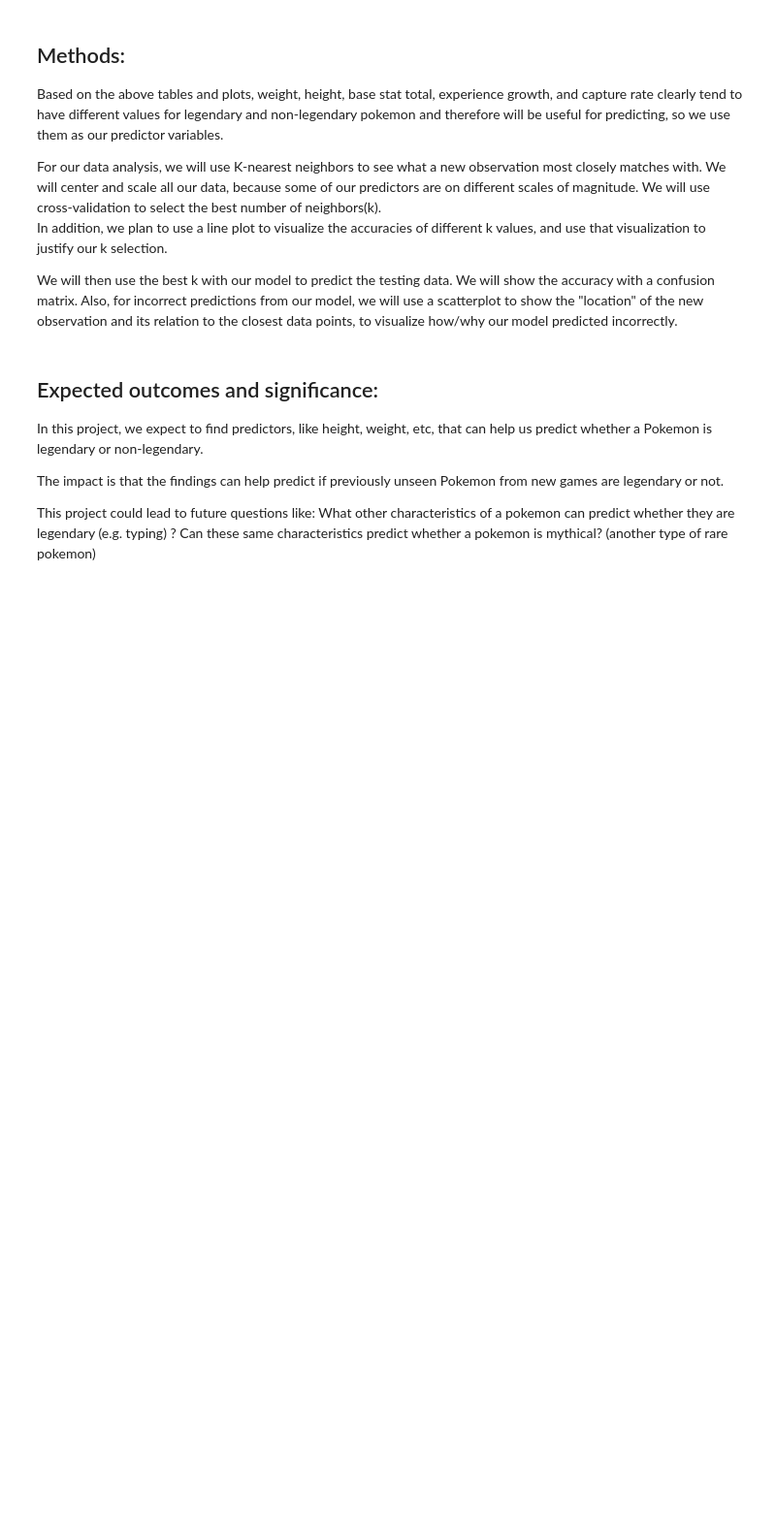
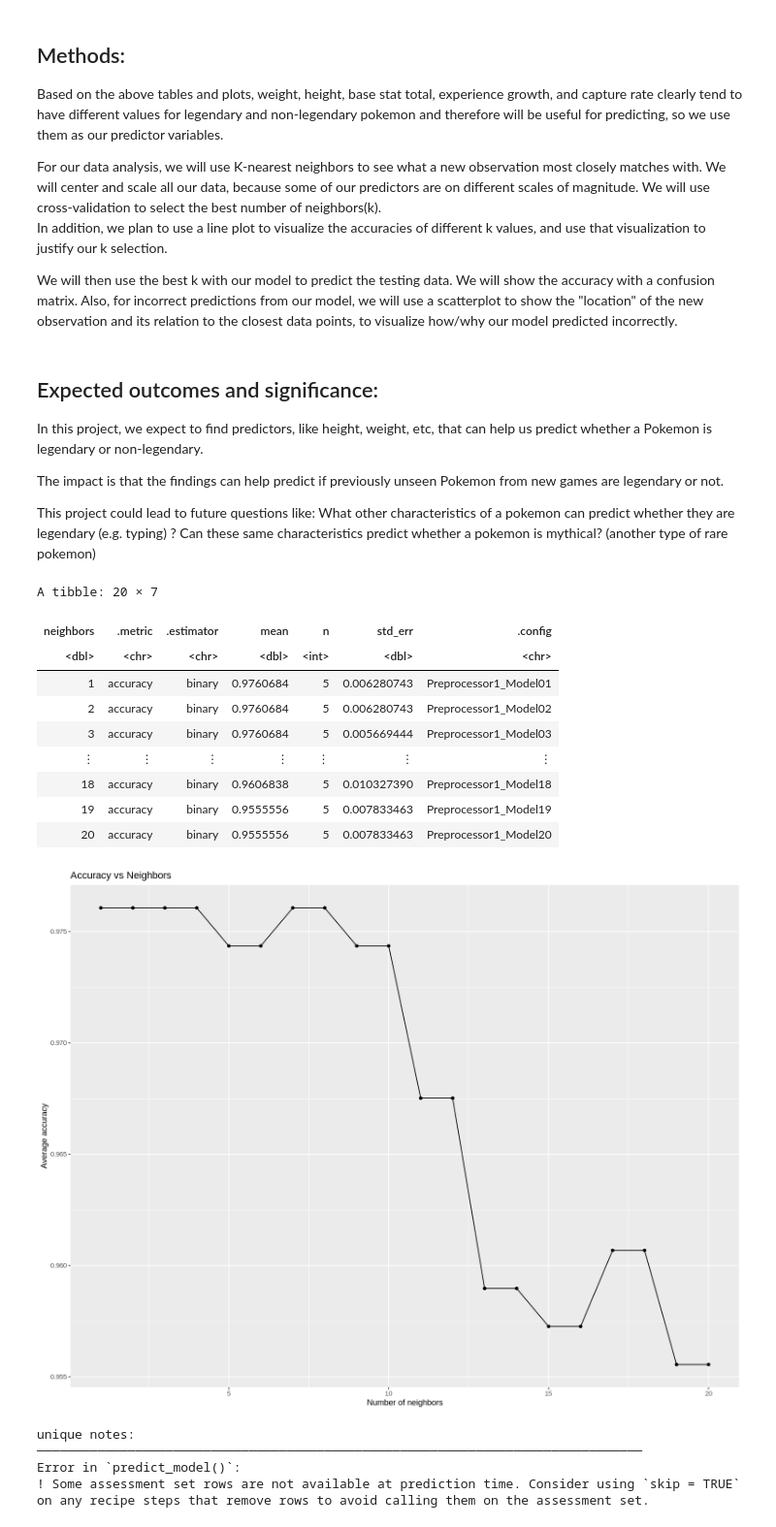
Before and after one commit to JerryMa0716/dsci-100-2023s1-group-17, a Jupyter notebook: report.ipynb, the cells around one changed output. Shown at 97% size. Cells and saved outputs as stored; diff of their text form; code cells hidden in the pictures; blank space fills up the shorter version.

Commit message:
upsampled data

```diff
--- a/report.ipynb
+++ b/report.ipynb
@@ -234,34 +237,58 @@ The impact is that the findings can help predict if previously unseen Pokemon fr
 
 This project could lead to future questions like: What other characteristics of a pokemon can predict whether they are legendary (e.g. typing) ? Can these same characteristics predict whether a pokemon is mythical? (another type of rare pokemon)
 # %%
-# Use cross-validation to find the best k value:
 
-k_choices <- tibble(neighbors = seq(from = 1, to = 101, by = 5))
+
+k_choices <- tibble(neighbors = seq(from = 1, to = 20, by = 1))
 
 pokemon_spec <- nearest_neighbor(weight_func = "rectangular", neighbors = tune()) |>
                                     set_engine("kknn") |>
                                     set_mode("classification")
 pokemon_recipe <- recipe(is_legendary ~ height_m + weight_kg + base_total + experience_growth + capture_rate,
                             data = pokemon_train) |>
                                 step_scale(all_predictors()) |>
-                                step_center(all_predictors())
+                                step_center(all_predictors()) |>
+                                step_upsample(is_legendary, over_ratio = 1, skip = TRUE) |>
+                                prep()
 
-pokemon_vfold <- vfold_cv(pokemon_train, v = 10, strata = is_legendary)
+pokemon_vfold <- vfold_cv(pokemon_train, v = 5, strata = is_legendary)
 
 pokemon_fit <- workflow() |>
                 add_recipe(pokemon_recipe) |>
                 add_model(pokemon_spec) |>
                 tune_grid(resamples = pokemon_vfold, grid = k_choices)
 
 
 pokemon_accuracies <- collect_metrics(pokemon_fit) |>
                         filter(.metric == "accuracy")
 pokemon_accuracies
 
 
 k_plot <- ggplot(pokemon_accuracies, aes(x = neighbors, y = mean)) +
             geom_point() +
             geom_line() +
             labs(x = "Number of neighbors", y = "Average accuracy") +
             ggtitle("Accuracy vs Neighbors")
 k_plot
+
+
+# IM PRETTY SURE WE NEED TO BALANCE OUT THE PROPORTIONS!!!!!
+# %% [output]
+A tibble: 20 × 7
+| neighbors | .metric | .estimator | mean | n | std_err | .config |
+| <dbl> | <chr> | <chr> | <dbl> | <int> | <dbl> | <chr> |
+| 1 | accuracy | binary | 0.9760684 | 5 | 0.006280743 | Preprocessor1_Model01 |
+| 2 | accuracy | binary | 0.9760684 | 5 | 0.006280743 | Preprocessor1_Model02 |
+| 3 | accuracy | binary | 0.9760684 | 5 | 0.005669444 | Preprocessor1_Model03 |
+| ⋮ | ⋮ | ⋮ | ⋮ | ⋮ | ⋮ | ⋮ |
+| 18 | accuracy | binary | 0.9606838 | 5 | 0.010327390 | Preprocessor1_Model18 |
+| 19 | accuracy | binary | 0.9555556 | 5 | 0.007833463 | Preprocessor1_Model19 |
+| 20 | accuracy | binary | 0.9555556 | 5 | 0.007833463 | Preprocessor1_Model20 |
+[figure, added]
+# %%
+show_notes(.Last.tune.result)
+# %% [output]
+unique notes:
+────────────────────────────────────────────────────────────────────────────────
+Error in `predict_model()`:
+! Some assessment set rows are not available at prediction time. Consider using `skip = TRUE` on any recipe steps that remove rows to avoid calling them on the assessment set.
```
Also changed, not shown: parts of 3 cells of this notebook.
